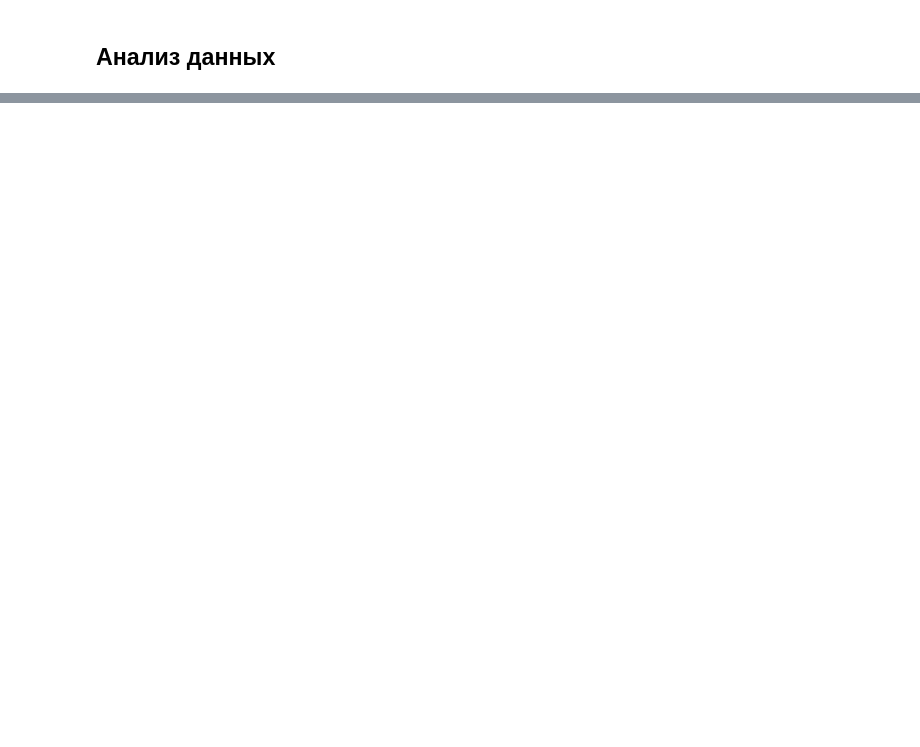
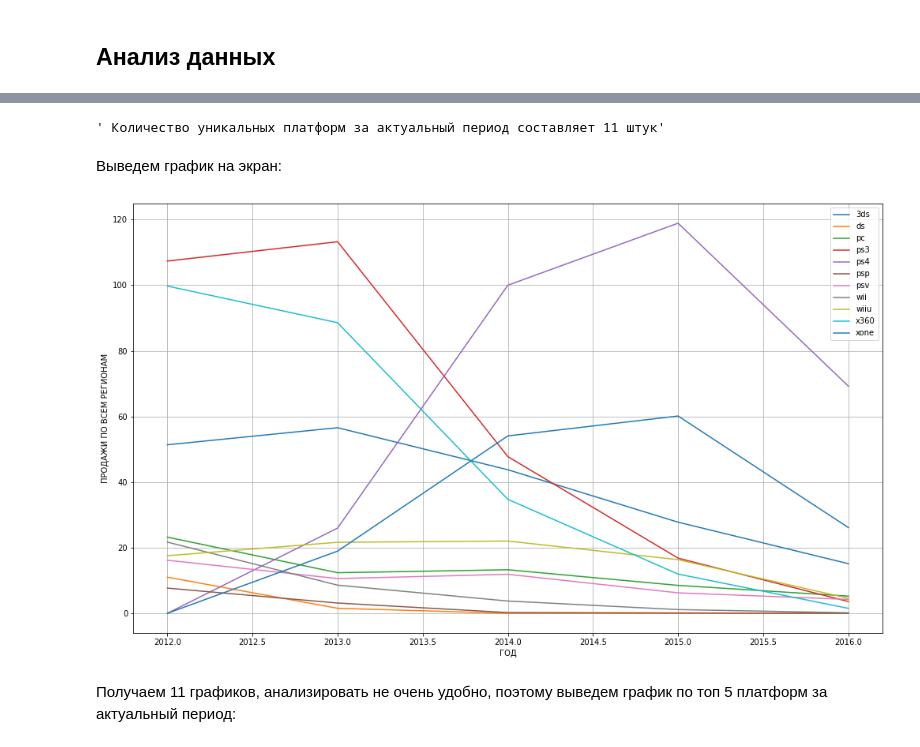
Before and after one commit to VladislaVladimir/PracticumByYandex, a Jupyter notebook: 4_study_project/mobile_tarifs.ipynb, the cells around one changed output, grey strips where cells are left out. Drawn from its saved outputs; the diff is of its cells as text; code cells hidden in the pictures; blank space fills up the shorter version.

```diff
--- a/4_study_project/mobile_tarifs.ipynb
+++ b/4_study_project/mobile_tarifs.ipynb
@@ -895,0 +593,2 @@ p-значение: 0.5257376663729298
+# %%
+current_period = data.query('year_of_release >= 2012') #выделим актуальный период
@@ -895,0 +621,36 @@ p-значение: 0.5257376663729298
+# %%
+unique_platform_current_period = len(current_period['platform'].unique()) #посчитаем сколько всего уникальных платформ существует
+display(f' Количество уникальных платформ за актуальный период составляет {unique_platform_current_period } штук')
+# %% [output]
+' Количество уникальных платформ за актуальный период составляет 11 штук'
+# %%
+type_of_platforms_current_period_graf = (current_period
+
+                        .pivot_table(
+                            index = 'year_of_release',
+                            columns = 'platform',
+                            values = 'total_sales',
+                            aggfunc = 'sum')
+
+                        .sort_values(by = 'year_of_release', ascending = False)
+                        .fillna(0)
+                        ) #создадим сводную таблицу для вывода графика продаж за актуальный период
+# %% [markdown]
+Выведем график на экран:
+# %%
+fig = plt.figure(figsize=(17,10))
+
+ax = fig.add_subplot(111)
+
+ax.plot(type_of_platforms_current_period_graf)
+ax.grid()
+ax.set_xlabel('ГОД')
+ax.set_ylabel('ПРОДАЖИ ПО ВСЕМ РЕГИОНАМ')
+
+ax.legend(type_of_platforms_current_period_graf.columns)
+
+fig.show()
+# %% [output]
+[figure, added]
+# %% [markdown]
+Получаем 11 графиков, анализировать не очень удобно, поэтому выведем график по топ 5 платформ за актуальный период:
```
Also changed, not shown: parts of 267 cells of this notebook.
